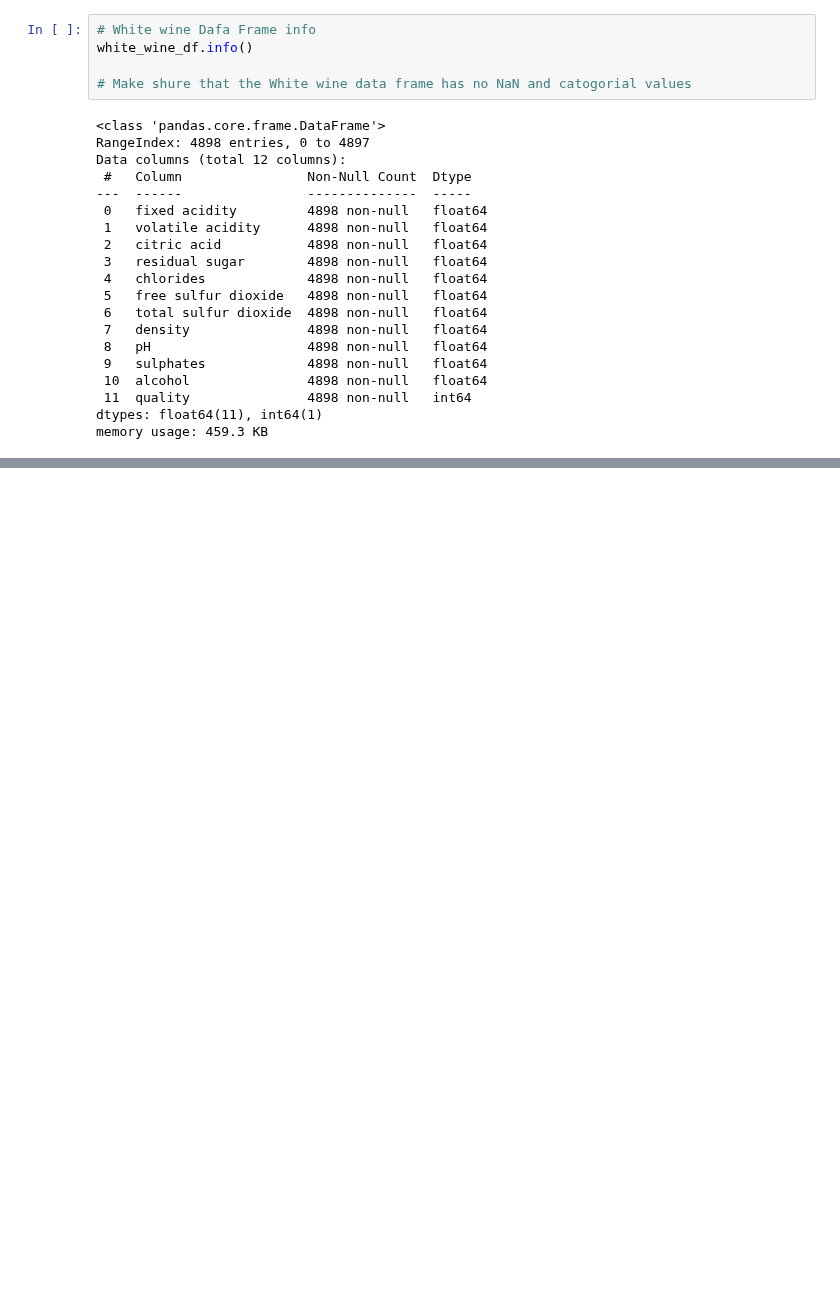
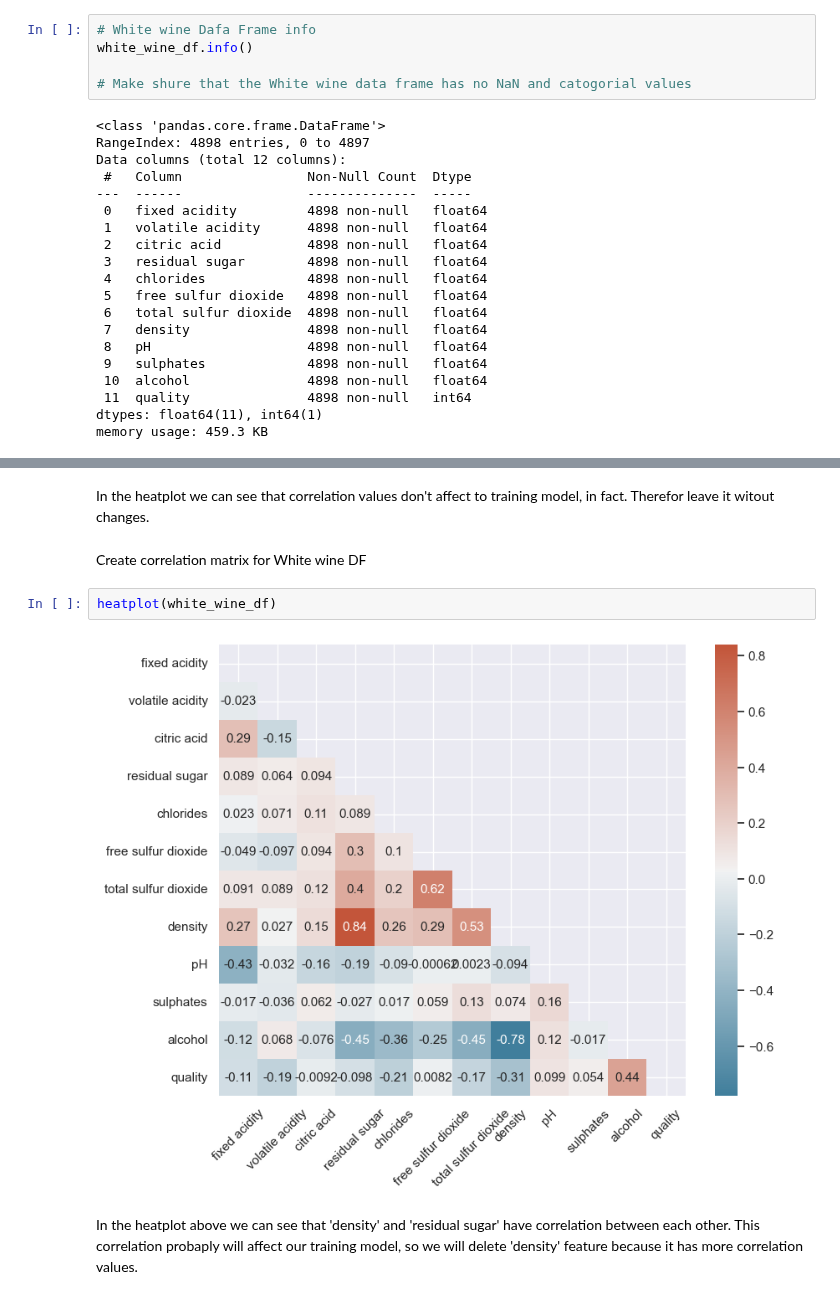
Before and after one commit to Macostik/ML_cource, a Jupyter notebook: HomeWork5/wineQualityHomeWork.ipynb, the cells around one changed output, grey strips where cells are left out. Saved outputs shown, nothing was run; the diff lists cells and outputs as text; blank space fills up the shorter version.

```diff
--- a/HomeWork5/wineQualityHomeWork.ipynb
+++ b/HomeWork5/wineQualityHomeWork.ipynb
@@ -79,0 +112,10 @@ memory usage: 459.3 KB
+# %% [markdown]
+In the heatplot we can see that correlation values don't affect to training model, in fact. Therefor leave it witout changes.
+# %% [markdown]
+Create correlation matrix for White wine DF
+# %%
+heatplot(white_wine_df)
+# %% [output]
+[figure, added]
+# %% [markdown]
+In the heatplot above we can see that 'density' and 'residual sugar' have correlation between each other. This correlation probaply will affect our training model, so we will delete 'density' feature because it has more correlation values.
```
Also changed, not shown: parts of 9 cells of this notebook.
